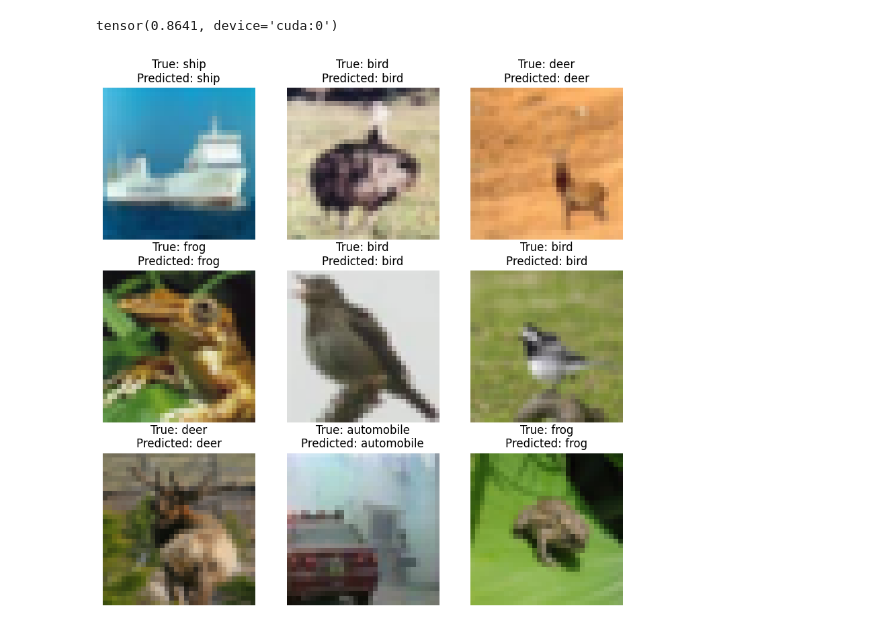
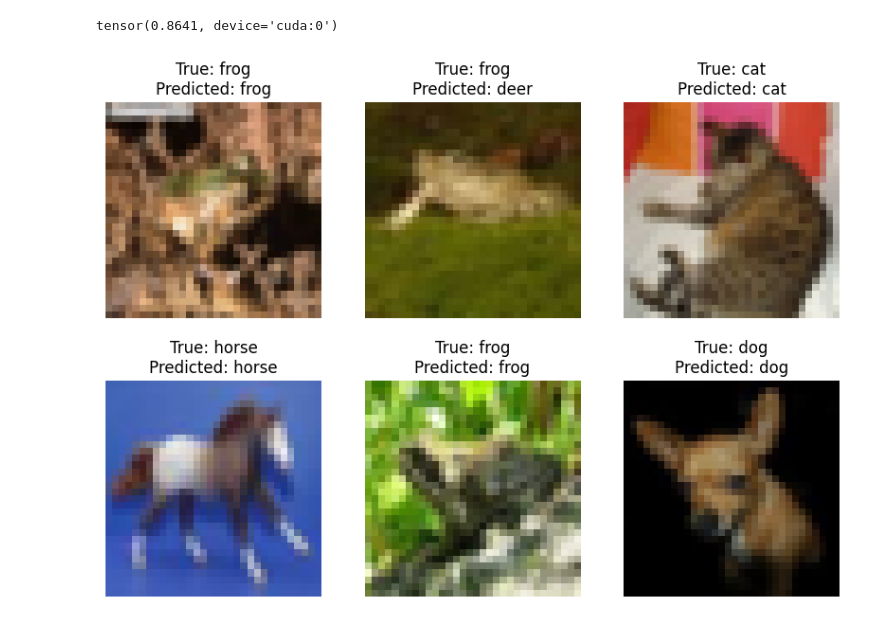
Before and after one commit to barhanc/image-recognition-lab, a Jupyter notebook: lab2/lab2.ipynb, the cells around one changed output. Cells and saved outputs as stored; diff of their text form; code cells hidden in the pictures.

```diff
--- a/lab2/lab2.ipynb
+++ b/lab2/lab2.ipynb
@@ -327,17 +327,17 @@ Files already downloaded and verified
 tensor(0.8641, device='cuda:0')
 # %%
 # Plot some images with true and predicted labels
-figure = plt.figure(figsize=(10, 10))
-cols, rows = 3, 3
+figure = plt.figure(figsize=(10, 7))
+cols, rows = 3, 2
 
 for i in range(1, cols * rows + 1):
-    sample_idx = torch.randint(len(train_set), size=(1,)).item()
-    img, label = train_set[sample_idx]
+    sample_idx = torch.randint(len(test_set), size=(1,)).item()
+    img, label = test_set[sample_idx]
     figure.add_subplot(rows, cols, i)
     predicted_label = labels_map[torch.argmax(model(img.unsqueeze(0).to(DEVICE_GPU))).item()]
     plt.title(f"True: {labels_map[label]}\nPredicted: {predicted_label}")
     plt.axis("off")
     plt.imshow(img.permute(1, 2, 0).squeeze(), cmap="gray")
 plt.show()
 # %% [output]
-[figure, old version]
+[figure, new version]
```
